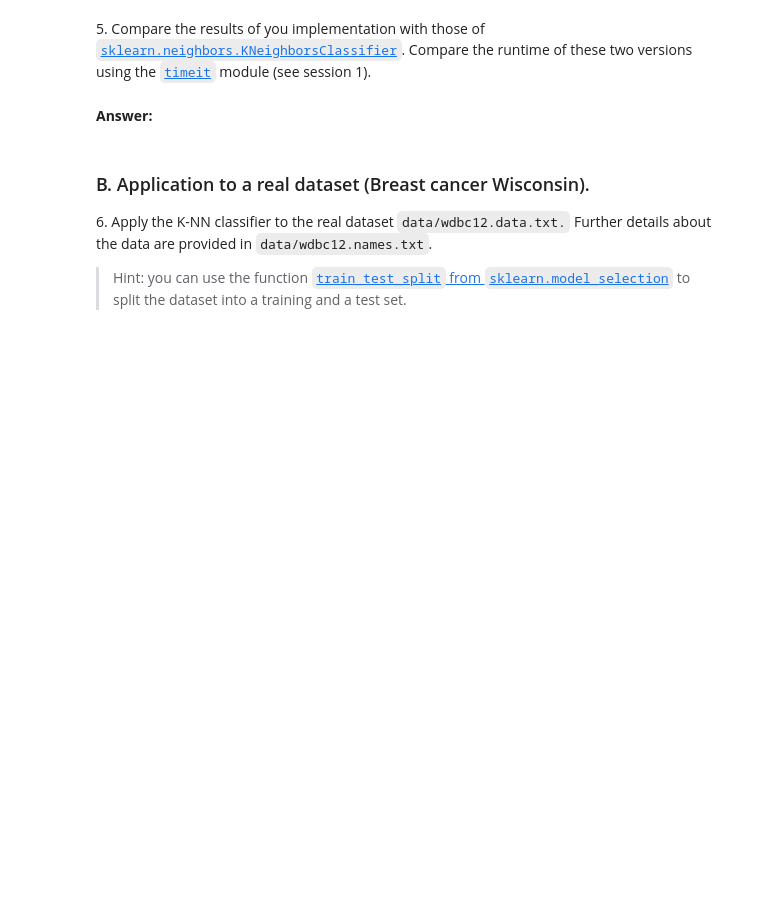
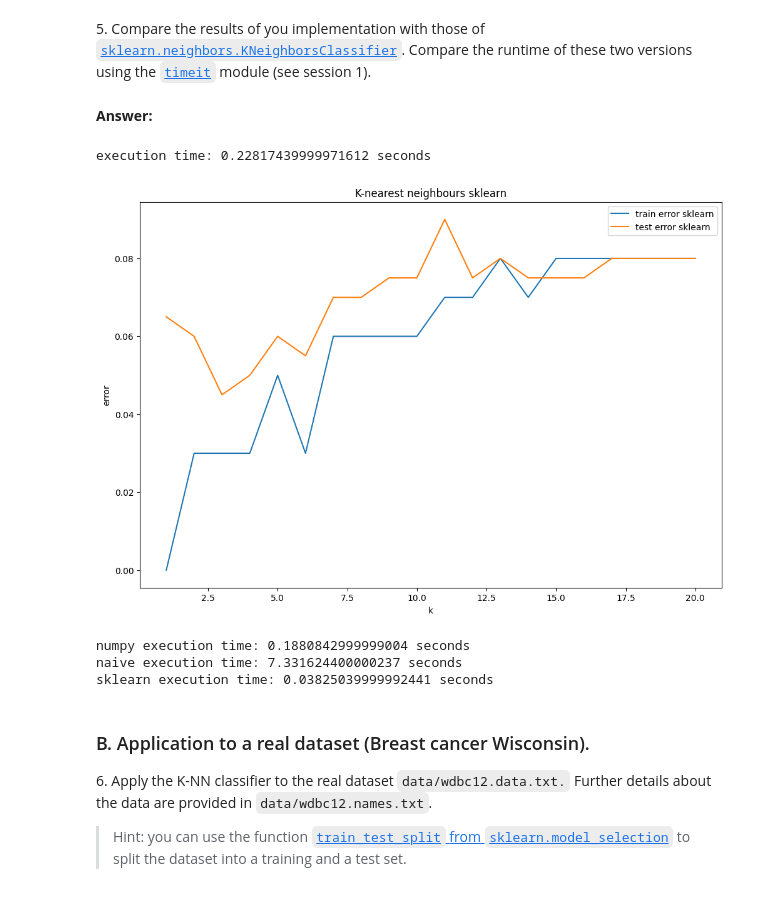
Before and after one commit to MohamedAkkAdir/Python-Labs, a Jupyter notebook: Labs/Lab4/lab4.ipynb, the cells around one changed output. Drawn from its saved outputs; the diff is of its cells as text; code cells hidden in the pictures; blank space fills up the shorter version.

```diff
--- a/Labs/Lab4/lab4.ipynb
+++ b/Labs/Lab4/lab4.ipynb
@@ -191,3 +192,37 @@ execution time: 0.05316889999994601 seconds
+# %%
+test_error_sklearn = np.zeros(20)
+train_error_sklearn = np.zeros(20)
+start = timeit.default_timer()
+for k in range(1,21):
+    knn = sklearn.neighbors.KNeighborsClassifier(n_neighbors=k)
+    knn.fit(x_train, class_train)
+    train_error_sklearn[k-1] = 1 - knn.score(x_train, class_train)
+    test_error_sklearn[k-1] = 1 - knn.score(x_test, test[:,0])
+stop = timeit.default_timer()
+print(f"execution time: {stop-start} seconds")
+plt.figure(figsize=(12,8),dpi=100)
+plt.plot(range(1,21),train_error_sklearn,label='train error sklearn')
+plt.plot(range(1,21),test_error_sklearn,label='test error sklearn')
+plt.legend()
+plt.title('K-nearest neighbours sklearn')
+plt.xlabel('k')
+plt.ylabel('error')
+plt.show()
+# %% [output]
+execution time: 0.22817439999971612 seconds
+[figure, added]
+# %%
+numpy_execution_time = timeit.timeit(lambda: numpy_knn(x_train, class_train, x_test, 5), number=100)
+naive_execution_time = timeit.timeit(lambda: naive_knn(x_train, class_train, x_test, 5), number=100)
+sklearn_execution_time = timeit.timeit(lambda: sklearn.neighbors.KNeighborsClassifier(n_neighbors=5).fit(x_train, class_train), number=100)
+
+print(f"numpy execution time: {numpy_execution_time} seconds")
+print(f"naive execution time: {naive_execution_time} seconds")
+print(f"sklearn execution time: {sklearn_execution_time} seconds")
+# %% [output]
+numpy execution time: 0.1880842999999004 seconds
+naive execution time: 7.331624400000237 seconds
+sklearn execution time: 0.03825039999992441 seconds
 # %% [markdown]
 ### B. Application to a real dataset (Breast cancer Wisconsin).
 
```
Also changed, not shown: parts of 18 cells of this notebook, 52 other files.
